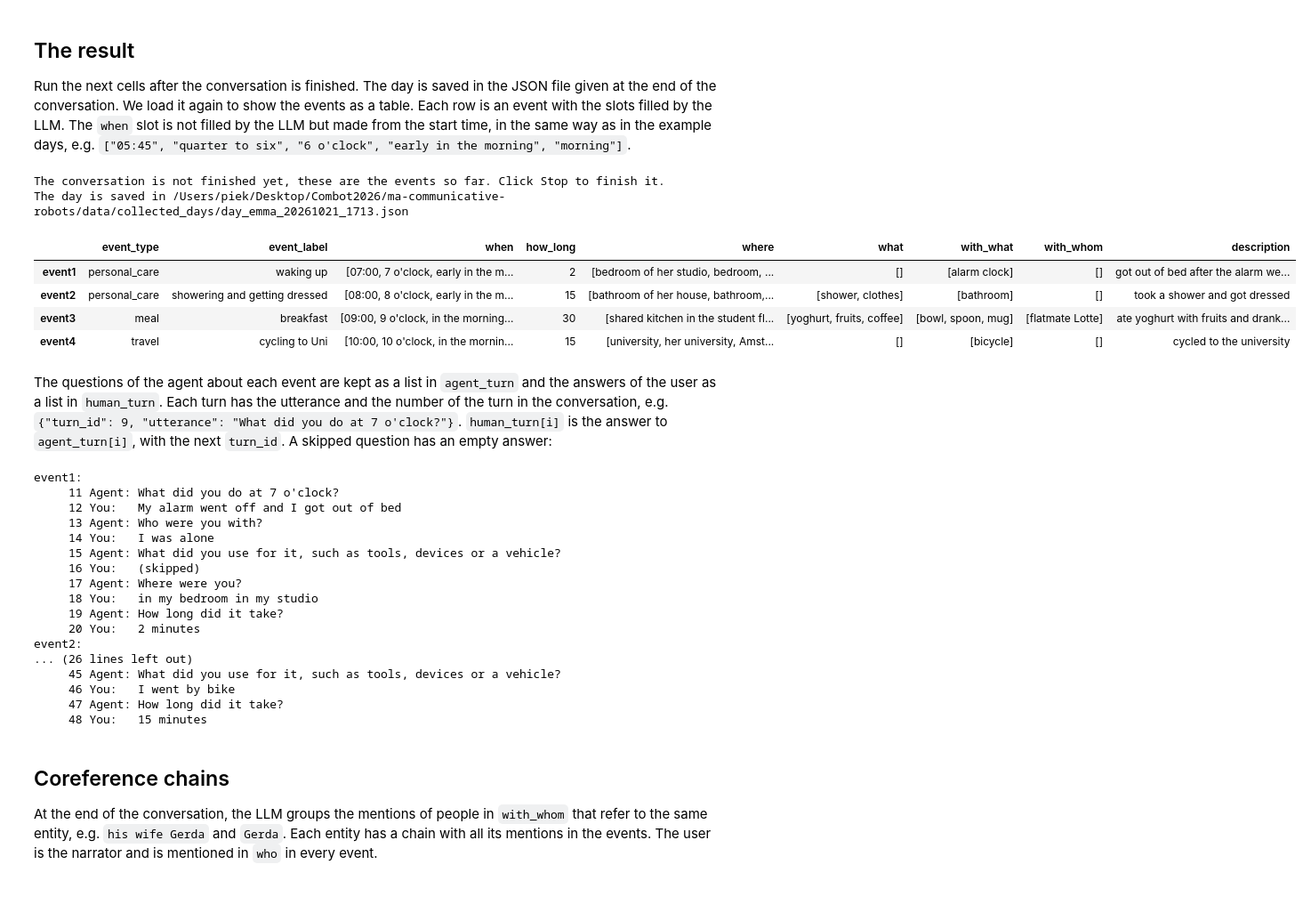
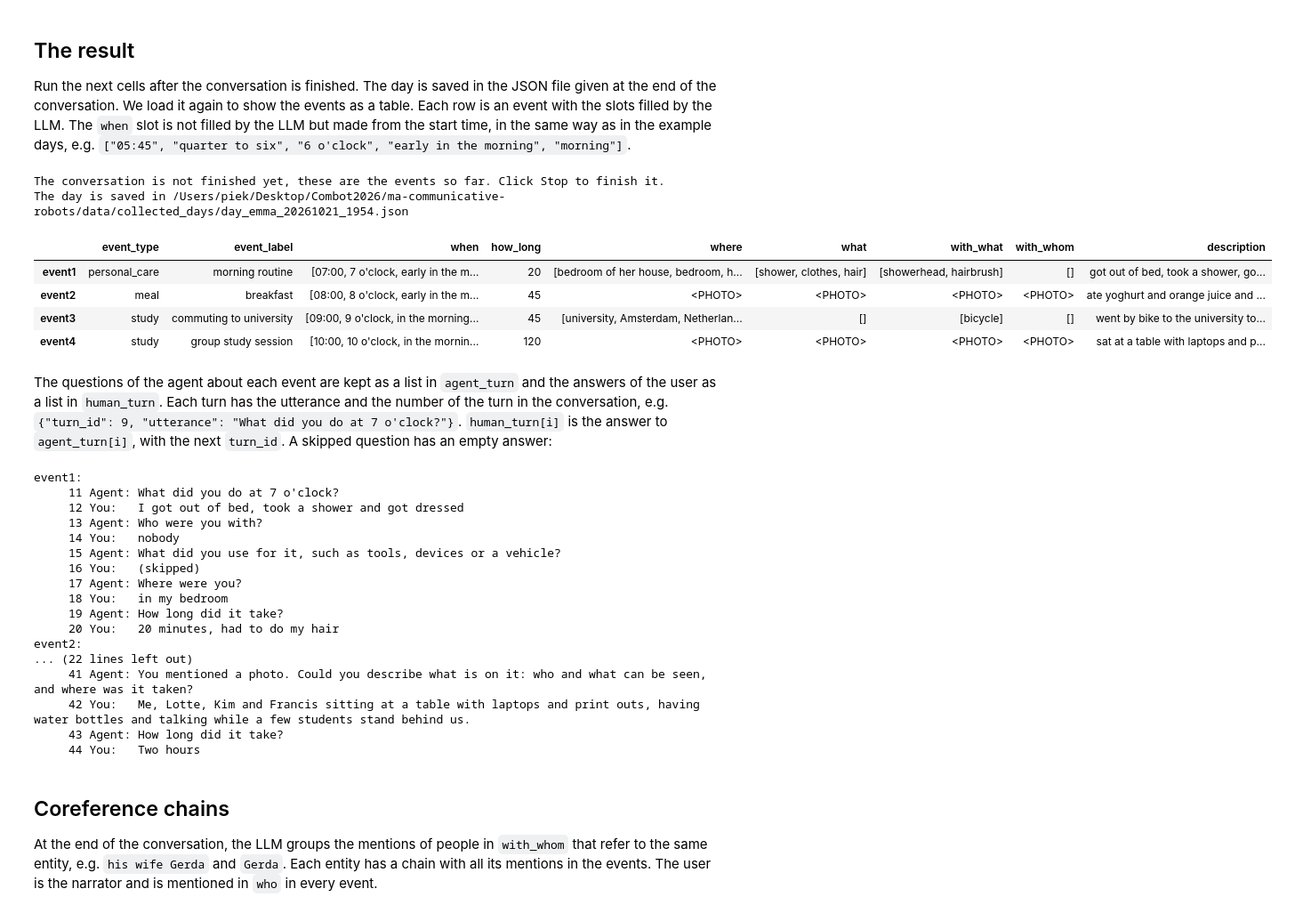
Before and after one commit to cltl/ma-communicative-robots, a Jupyter notebook: src/cltl/demo_chatbot/day_interviewer.ipynb, the cells around one changed output. Shown at 89% size. Cells and saved outputs as stored; diff of their text form; code cells hidden in the pictures.

Commit message:
added the option to describe pciture and photos

````diff
--- a/src/cltl/demo_chatbot/day_interviewer.ipynb
+++ b/src/cltl/demo_chatbot/day_interviewer.ipynb
@@ -104,24 +116,26 @@ VBox(children=(IntSlider(value=18, continuous_update=False, description='Font si
 
 Run the next cells after the conversation is finished. The day is saved in the JSON file given at the end of the conversation. We load it again to show the events as a table. Each row is an event with the slots filled by the LLM. The ```when``` slot is not filled by the LLM but made from the start time, in the same way as in the example days, e.g. ```["05:45", "quarter to six", "6 o'clock", "early in the morning", "morning"]```.
 # %%
+
+agent.path = OUTPUT / "day_emma_20261021_1954.json"
 if agent.path is None:
     raise ValueError("No events saved yet, first tell the agent about your day in the chat window.")
 if not agent.done:
     print("The conversation is not finished yet, these are the events so far. Click Stop to finish it.")
 print("The day is saved in", agent.path)
 with open(agent.path) as json_file:
     day = json.load(json_file)
 
 events = {key: event for key, event in day.items() if key.startswith("event")}
 pd.DataFrame(events).T[["event_type", "event_label", "when", "how_long", "where", "what", "with_what", "with_whom", "description"]]
 # %% [output]
 The conversation is not finished yet, these are the events so far. Click Stop to finish it.
-The day is saved in /Users/piek/Desktop/Combot2026/ma-communicative-robots/data/collected_days/day_emma_20261021_1713.json
+The day is saved in /Users/piek/Desktop/Combot2026/ma-communicative-robots/data/collected_days/day_emma_20261021_1954.json
 |  | event_type | event_label | when | how_long | where | what | with_what | with_whom | description |
-| event1 | personal_care | waking up | [07:00, 7 o'clock, early in the m... | 2 | [bedroom of her studio, bedroom, ... | [] | [alarm clock] | [] | got out of bed after the alarm we... |
-| event2 | personal_care | showering and getting dressed | [08:00, 8 o'clock, early in the m... | 15 | [bathroom of her house, bathroom,... | [shower, clothes] | [bathroom] | [] | took a shower and got dressed |
-| event3 | meal | breakfast | [09:00, 9 o'clock, in the morning... | 30 | [shared kitchen in the student fl... | [yoghurt, fruits, coffee] | [bowl, spoon, mug] | [flatmate Lotte] | ate yoghurt with fruits and drank... |
-| event4 | travel | cycling to Uni | [10:00, 10 o'clock, in the mornin... | 15 | [university, her university, Amst... | [] | [bicycle] | [] | cycled to the university |
+| event1 | personal_care | morning routine | [07:00, 7 o'clock, early in the m... | 20 | [bedroom of her house, bedroom, h... | [shower, clothes, hair] | [showerhead, hairbrush] | [] | got out of bed, took a shower, go... |
+| event2 | meal | breakfast | [08:00, 8 o'clock, early in the m... | 45 | <PHOTO> | <PHOTO> | <PHOTO> | <PHOTO> | ate yoghurt and orange juice and ... |
+| event3 | study | commuting to university | [09:00, 9 o'clock, in the morning... | 45 | [university, Amsterdam, Netherlan... | [] | [bicycle] | [] | went by bike to the university to... |
+| event4 | study | group study session | [10:00, 10 o'clock, in the mornin... | 120 | <PHOTO> | <PHOTO> | <PHOTO> | <PHOTO> | sat at a table with laptops and p... |
 # %% [markdown]
 The questions of the agent about each event are kept as a list in ```agent_turn``` and the answers of the user as a list in ```human_turn```. Each turn has the utterance and the number of the turn in the conversation, e.g. ```{"turn_id": 9, "utterance": "What did you do at 7 o'clock?"}```. ```human_turn[i]``` is the answer to ```agent_turn[i]```, with the next ```turn_id```. A skipped question has an empty answer:
 # %%
@@ -136,21 +150,21 @@ for key, event in events.items():
 # %% [output]
 event1:
      11 Agent: What did you do at 7 o'clock?
-     12 You:   My alarm went off and I got out of bed
+     12 You:   I got out of bed, took a shower and got dressed
      13 Agent: Who were you with?
-     14 You:   I was alone
+     14 You:   nobody
      15 Agent: What did you use for it, such as tools, devices or a vehicle?
      16 You:   (skipped)
      17 Agent: Where were you?
-     18 You:   in my bedroom in my studio
+     18 You:   in my bedroom
      19 Agent: How long did it take?
-     20 You:   2 minutes
+     20 You:   20 minutes, had to do my hair
 event2:
-... (26 lines left out)
-     45 Agent: What did you use for it, such as tools, devices or a vehicle?
-     46 You:   I went by bike
-     47 Agent: How long did it take?
-     48 You:   15 minutes
+... (22 lines left out)
+     41 Agent: You mentioned a photo. Could you describe what is on it: who and what can be seen, and where was it taken?
+     42 You:   Me, Lotte, Kim and Francis sitting at a table with laptops and print outs, having water bottles and talking while a few students stand behind us.
+     43 Agent: How long did it take?
+     44 You:   Two hours
 # %% [markdown]
 ## Coreference chains
 
````
Also changed, not shown: parts of 3 cells of this notebook, 13 other files.
